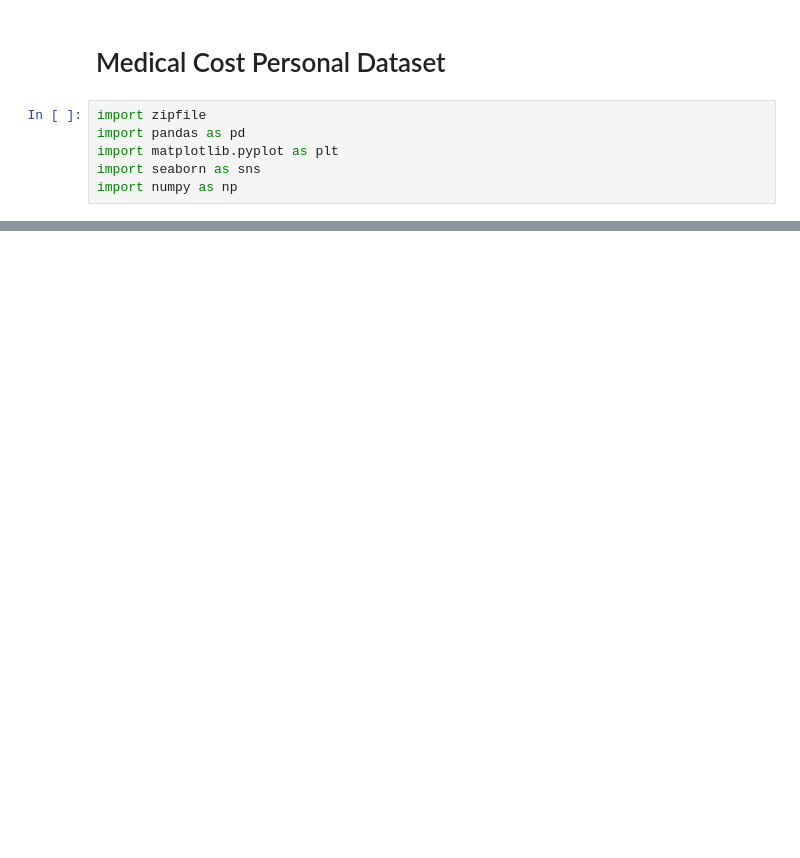
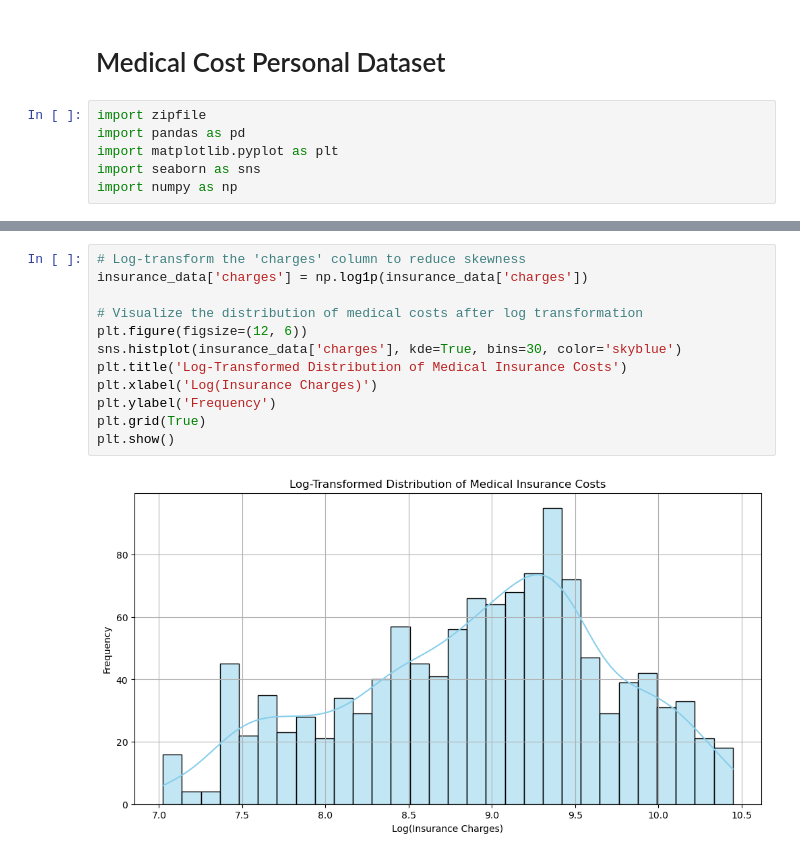
Before and after one commit to MiltonGreat/Medical-Cost-Personal-Dataset, a Jupyter notebook: Medical Cost Personal Dataset.ipynb, the cells around one changed output, grey strips where cells are left out. Saved outputs shown, nothing was run; the diff lists cells and outputs as text; blank space fills up the shorter version.

```diff
--- a/Medical Cost Personal Dataset.ipynb
+++ b/Medical Cost Personal Dataset.ipynb
@@ -100,0 +116,14 @@ Passing `palette` without assigning `hue` is deprecated and will be removed in v
+# %%
+# Log-transform the 'charges' column to reduce skewness
+insurance_data['charges'] = np.log1p(insurance_data['charges'])
+
+# Visualize the distribution of medical costs after log transformation
+plt.figure(figsize=(12, 6))
+sns.histplot(insurance_data['charges'], kde=True, bins=30, color='skyblue')
+plt.title('Log-Transformed Distribution of Medical Insurance Costs')
+plt.xlabel('Log(Insurance Charges)')
+plt.ylabel('Frequency')
+plt.grid(True)
+plt.show()
+# %% [output]
+[figure, added]
```
Also changed, not shown: parts of 8 cells of this notebook.
